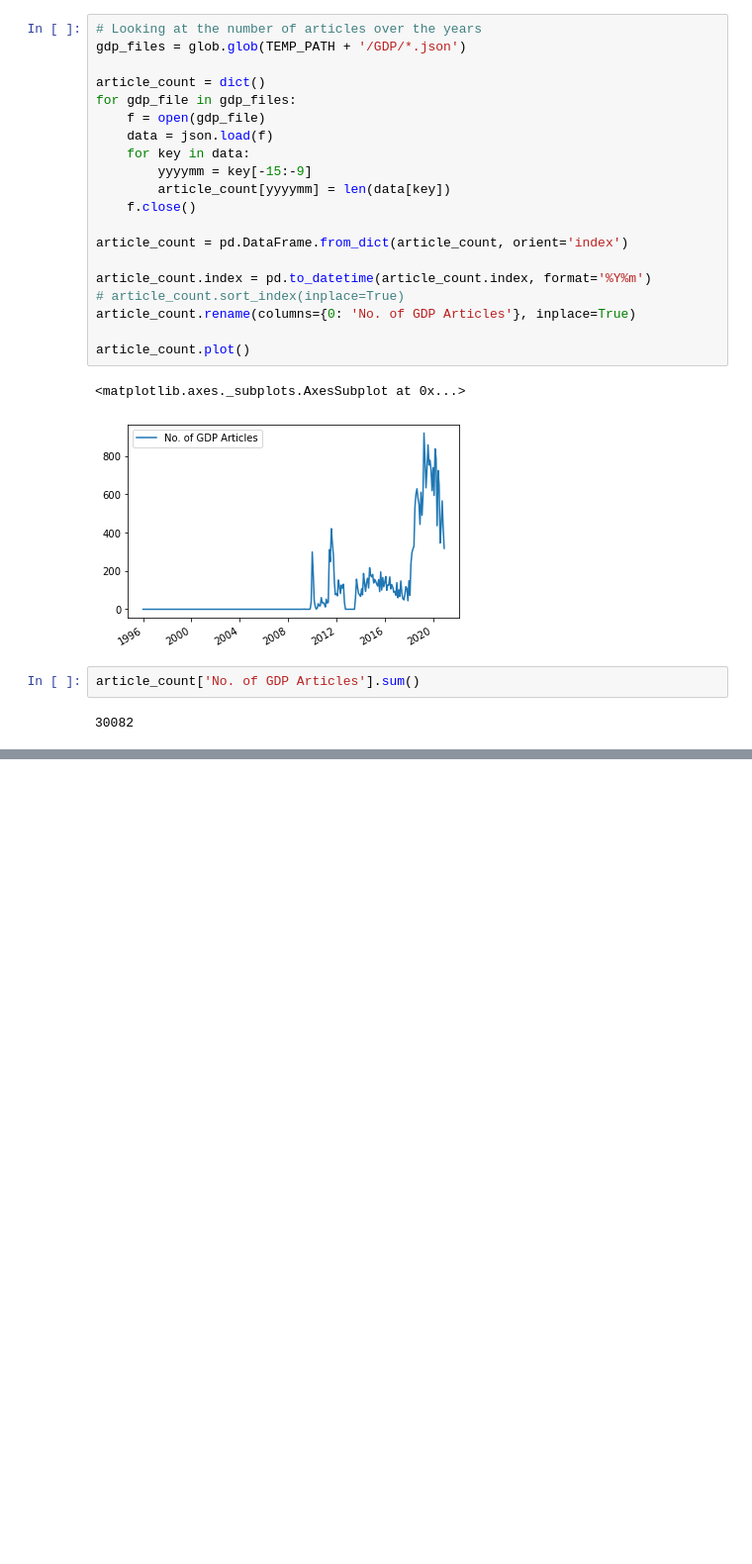
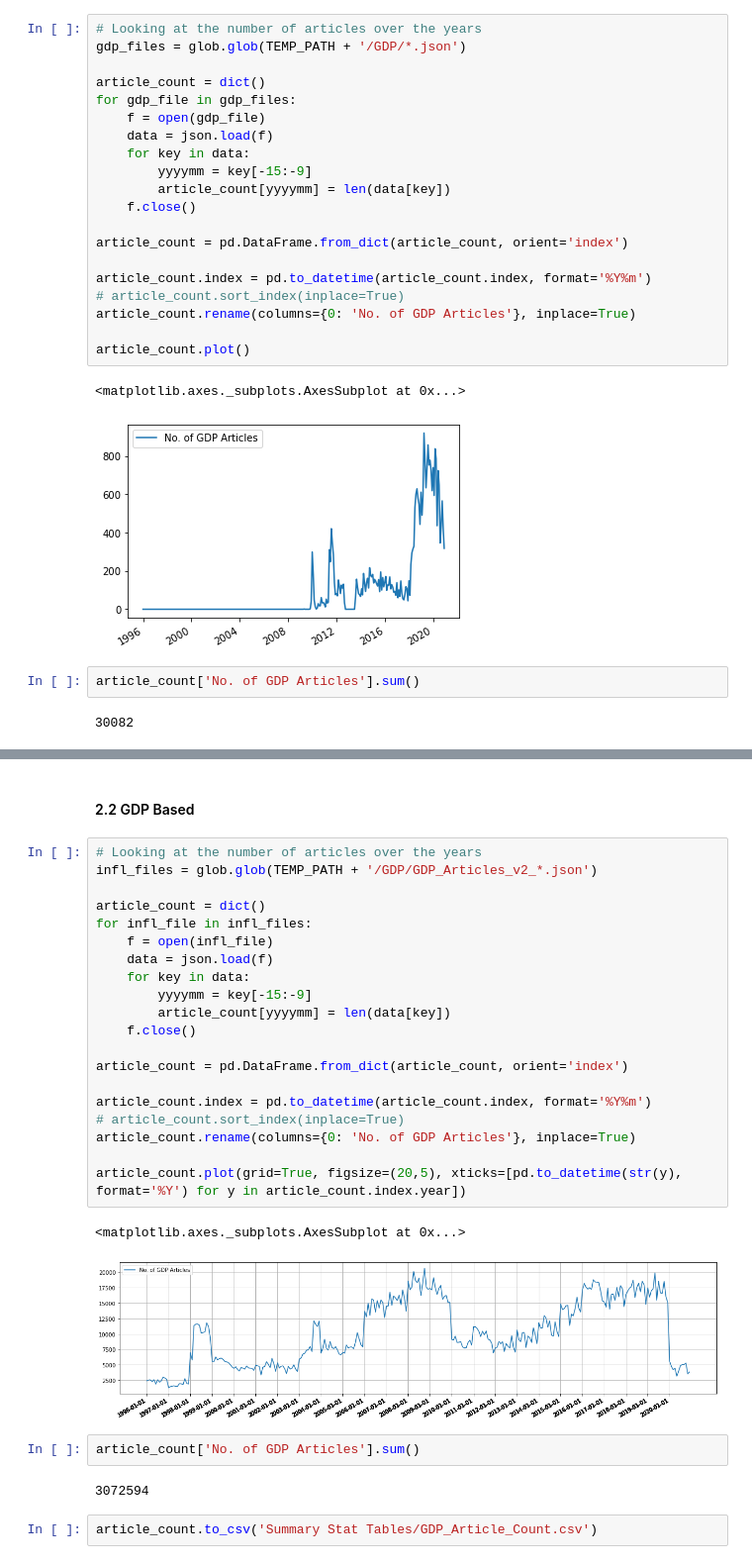
Before and after one commit to mehasadasivam/NLP, a Jupyter notebook: Master Notebook.ipynb, the cells around one changed output, grey strips where cells are left out. Shown at 99% size. Saved outputs shown, nothing was run; the diff lists cells and outputs as text; blank space fills up the shorter version.

Commit message:
Adding the latest - Filtered for topics and summary stats

```diff
--- a/Master Notebook.ipynb
+++ b/Master Notebook.ipynb
@@ -106,0 +169,31 @@ article_count['No. of GDP Articles'].sum()
+# %% [markdown]
+#### 2.2 GDP Based
+# %%
+# Looking at the number of articles over the years
+infl_files = glob.glob(TEMP_PATH + '/GDP/GDP_Articles_v2_*.json')
+
+article_count = dict()
+for infl_file in infl_files:
+    f = open(infl_file)
+    data = json.load(f)
+    for key in data:
+        yyyymm = key[-15:-9]
+        article_count[yyyymm] = len(data[key])
+    f.close()
+
+article_count = pd.DataFrame.from_dict(article_count, orient='index')
+
+article_count.index = pd.to_datetime(article_count.index, format='%Y%m')
+# article_count.sort_index(inplace=True)
+article_count.rename(columns={0: 'No. of GDP Articles'}, inplace=True)
+
+article_count.plot(grid=True, figsize=(20,5), xticks=[pd.to_datetime(str(y), format='%Y') for y in article_count.index.year])
+# %% [output]
+<matplotlib.axes._subplots.AxesSubplot at 0x...>
+[figure, added]
+# %%
+article_count['No. of GDP Articles'].sum()
+# %% [output]
+3072594
+# %%
+article_count.to_csv('Summary Stat Tables/GDP_Article_Count.csv')
```
Also changed, not shown: parts of 11 cells of this notebook, 9 other files.
